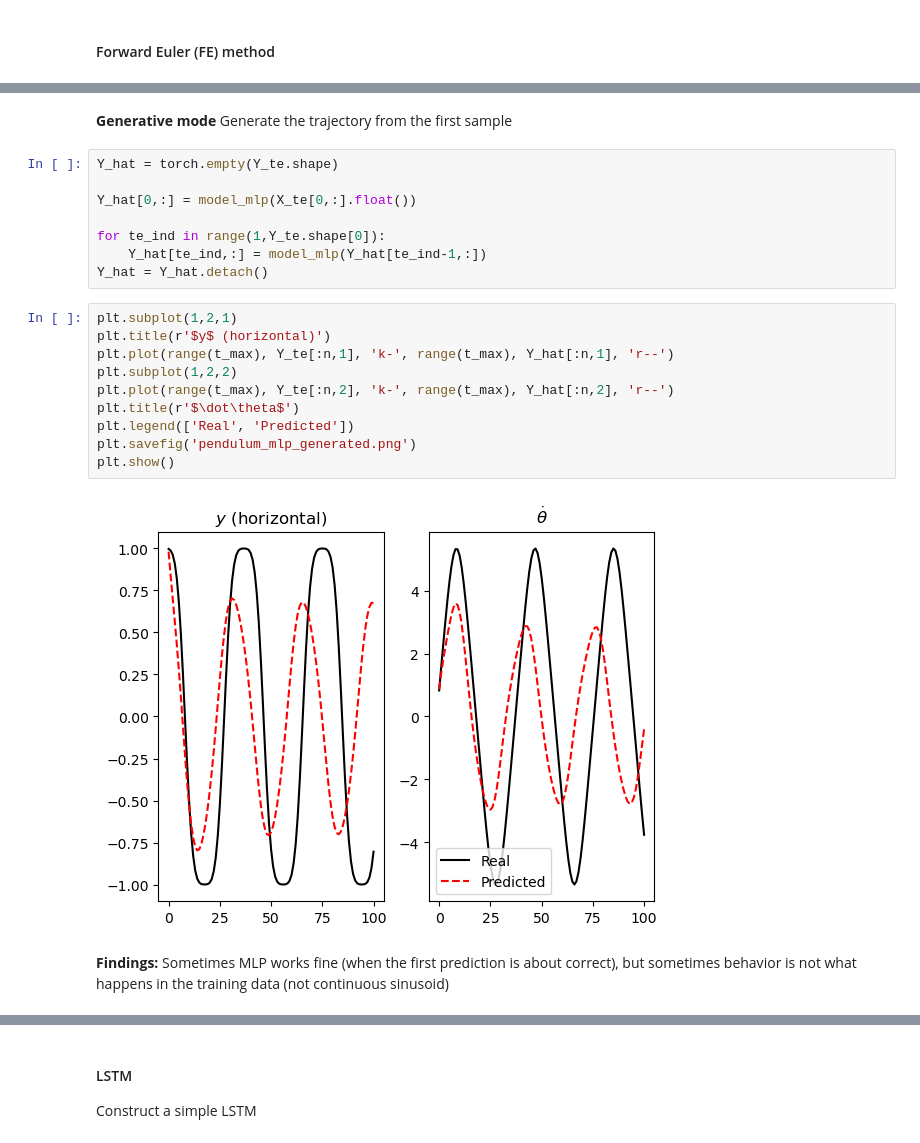
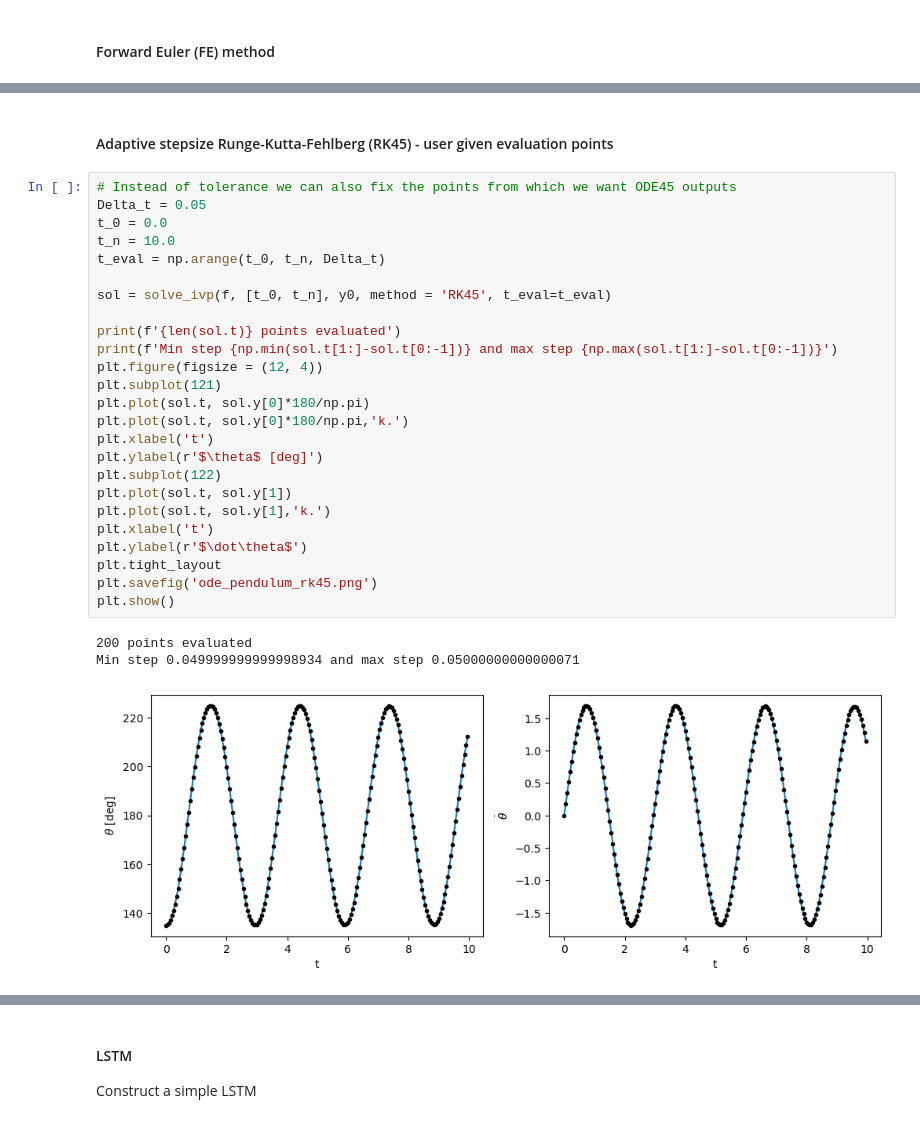
Before and after one commit to kamarain/course_examples, a Jupyter notebook: neural_ODEs.ipynb, the cells around one changed output, grey strips where cells are left out. Drawn from its saved outputs; the diff is of its cells as text.

```diff
--- a/neural_ODEs.ipynb
+++ b/neural_ODEs.ipynb
@@ -410,24 +99,31 @@ plt.show()
-# %% [markdown]
-**Generative mode** Generate the trajectory from the first sample
-# %%
-Y_hat = torch.empty(Y_te.shape)
-
-Y_hat[0,:] = model_mlp(X_te[0,:].float())
-
-for te_ind in range(1,Y_te.shape[0]):
-    Y_hat[te_ind,:] = model_mlp(Y_hat[te_ind-1,:])
-Y_hat = Y_hat.detach()
-# %%
-plt.subplot(1,2,1)
-plt.title(r'$y$ (horizontal)')
-plt.plot(range(t_max), Y_te[:n,1], 'k-', range(t_max), Y_hat[:n,1], 'r--')
-plt.subplot(1,2,2)
-plt.plot(range(t_max), Y_te[:n,2], 'k-', range(t_max), Y_hat[:n,2], 'r--')
-plt.title(r'$\dot\theta$')
-plt.legend(['Real', 'Predicted'])
-plt.savefig('pendulum_mlp_generated.png')
-plt.show()
-# %% [output]
-[figure, removed]
-# %% [markdown]
-**Findings:** Sometimes MLP works fine (when the first prediction is about correct), but sometimes behavior is not what happens in the training data (not continuous sinusoid)
+# %% [markdown]
+#### Adaptive stepsize Runge-Kutta-Fehlberg (RK45) - user given evaluation points
+# %%
+# Instead of tolerance we can also fix the points from which we want ODE45 outputs
+Delta_t = 0.05
+t_0 = 0.0
+t_n = 10.0
+t_eval = np.arange(t_0, t_n, Delta_t)
+
+sol = solve_ivp(f, [t_0, t_n], y0, method = 'RK45', t_eval=t_eval)
+
+print(f'{len(sol.t)} points evaluated')
+print(f'Min step {np.min(sol.t[1:]-sol.t[0:-1])} and max step {np.max(sol.t[1:]-sol.t[0:-1])}')
+plt.figure(figsize = (12, 4))
+plt.subplot(121)
+plt.plot(sol.t, sol.y[0]*180/np.pi)
+plt.plot(sol.t, sol.y[0]*180/np.pi,'k.')
+plt.xlabel('t')
+plt.ylabel(r'$\theta$ [deg]')
+plt.subplot(122)
+plt.plot(sol.t, sol.y[1])
+plt.plot(sol.t, sol.y[1],'k.')
+plt.xlabel('t')
+plt.ylabel(r'$\dot\theta$')
+plt.tight_layout
+plt.savefig('ode_pendulum_rk45.png')
+plt.show()
+# %% [output]
+200 points evaluated
+Min step 0.049999999999998934 and max step 0.05000000000000071
+[figure, added]
```
Also changed, not shown: parts of 81 cells of this notebook.
